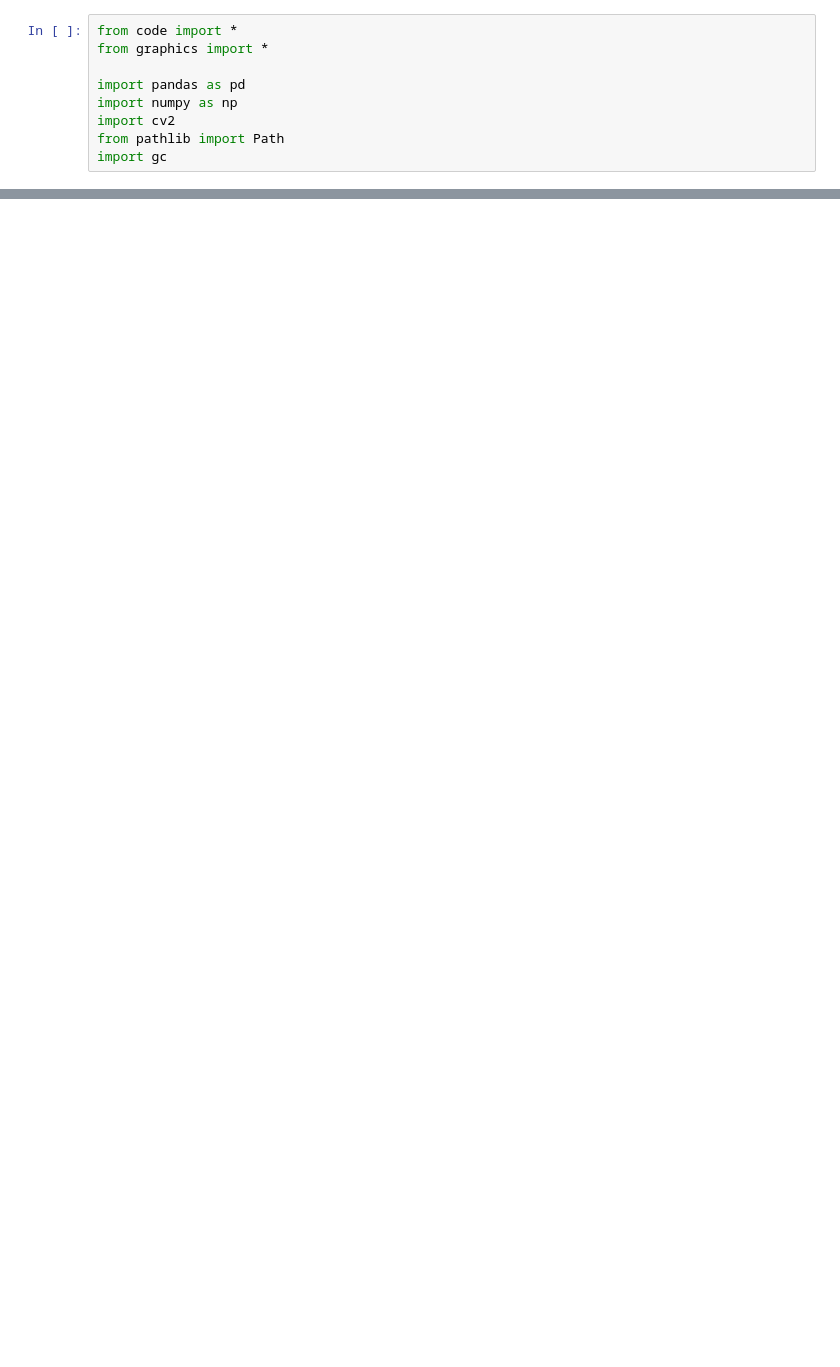
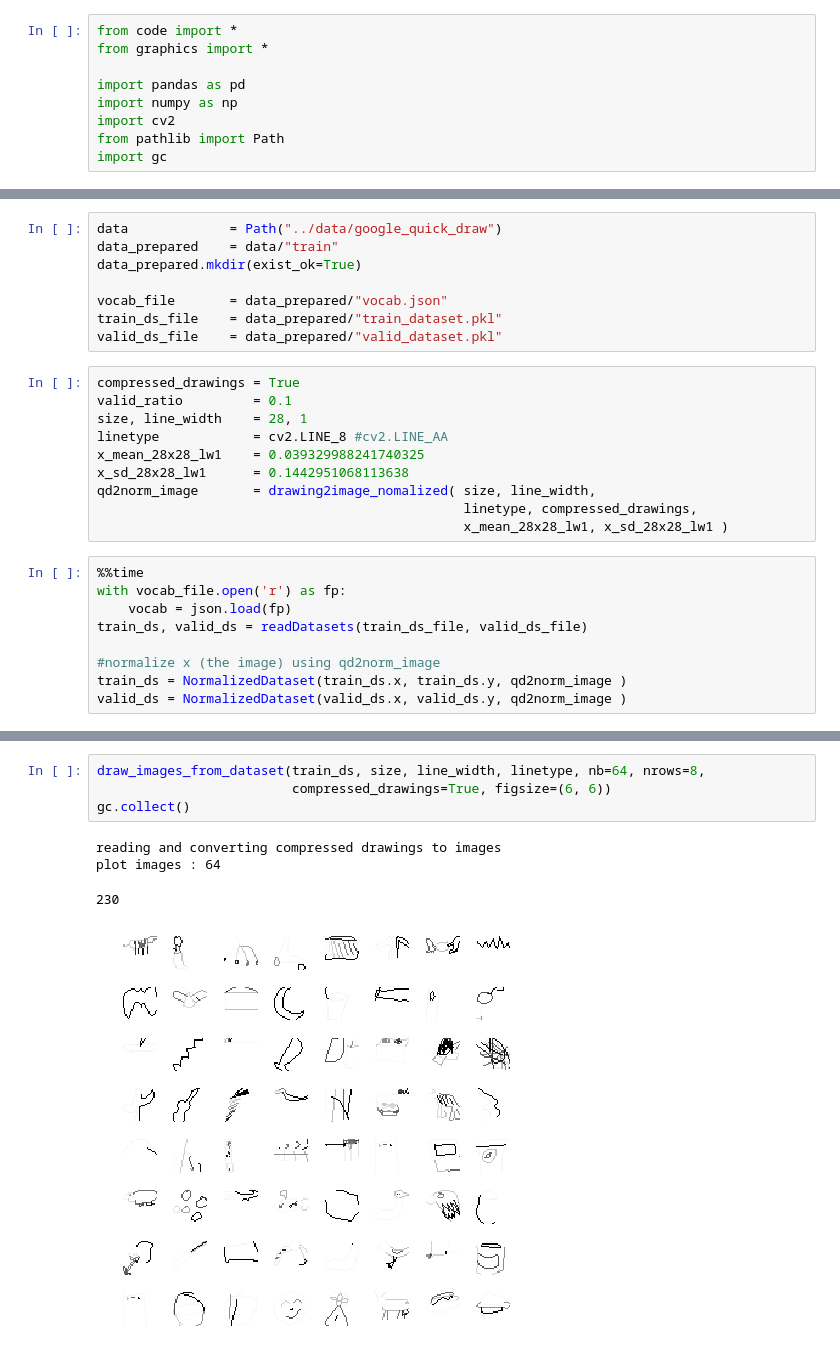
Before and after one commit to kasparlund/google_quick_draw, a Jupyter notebook: classification_by_image.ipynb, the cells around one changed output, grey strips where cells are left out. Cells and saved outputs as stored; diff of their text form; blank space fills up the shorter version.

```diff
--- a/classification_by_image.ipynb
+++ b/classification_by_image.ipynb
@@ -70,0 +36,27 @@ plot images : 1000
+# %%
+data             = Path("../data/google_quick_draw")
+data_prepared    = data/"train"
+data_prepared.mkdir(exist_ok=True)
+
+vocab_file       = data_prepared/"vocab.json"
+train_ds_file    = data_prepared/"train_dataset.pkl"
+valid_ds_file    = data_prepared/"valid_dataset.pkl"
+# %%
+compressed_drawings = True
+valid_ratio         = 0.1
+size, line_width    = 28, 1
+linetype            = cv2.LINE_8 #cv2.LINE_AA
+x_mean_28x28_lw1    = 0.039329988241740325
+x_sd_28x28_lw1      = 0.1442951068113638
+qd2norm_image       = drawing2image_nomalized( size, line_width,
+                                               linetype, compressed_drawings,
+                                               x_mean_28x28_lw1, x_sd_28x28_lw1 )
+# %%
+%%time
+with vocab_file.open('r') as fp:
+    vocab = json.load(fp)
+train_ds, valid_ds = readDatasets(train_ds_file, valid_ds_file)
+
+#normalize x (the image) using qd2norm_image
+train_ds = NormalizedDataset(train_ds.x, train_ds.y, qd2norm_image )
+valid_ds = NormalizedDataset(valid_ds.x, valid_ds.y, qd2norm_image )
@@ -70,0 +91,9 @@ plot images : 1000
+# %%
+draw_images_from_dataset(train_ds, size, line_width, linetype, nb=64, nrows=8,
+                         compressed_drawings=True, figsize=(6, 6))
+gc.collect()
+# %% [output]
+reading and converting compressed drawings to images
+plot images : 64
+230
+[figure, added]
```
Also changed, not shown: parts of 22 cells of this notebook, 6 other files.
